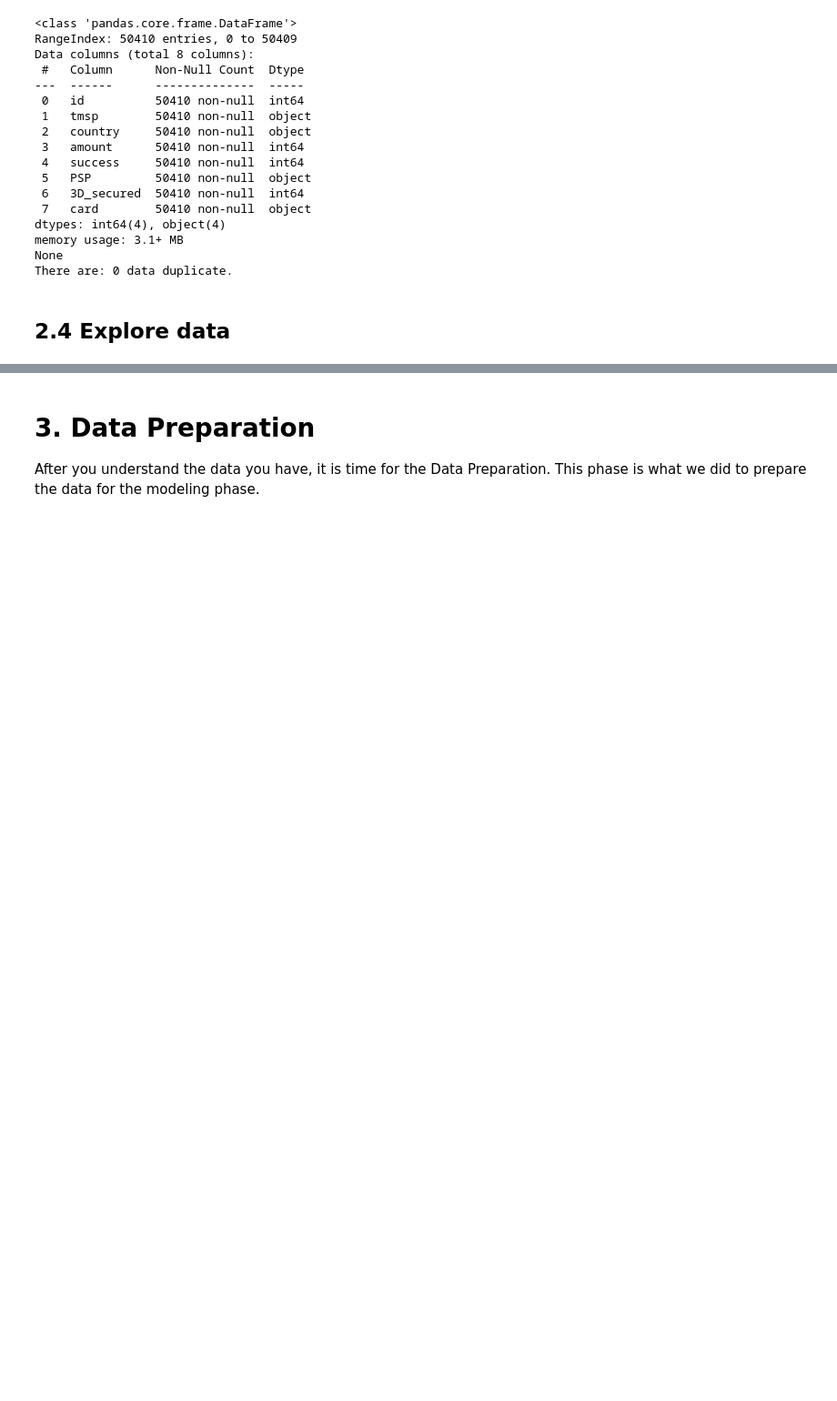
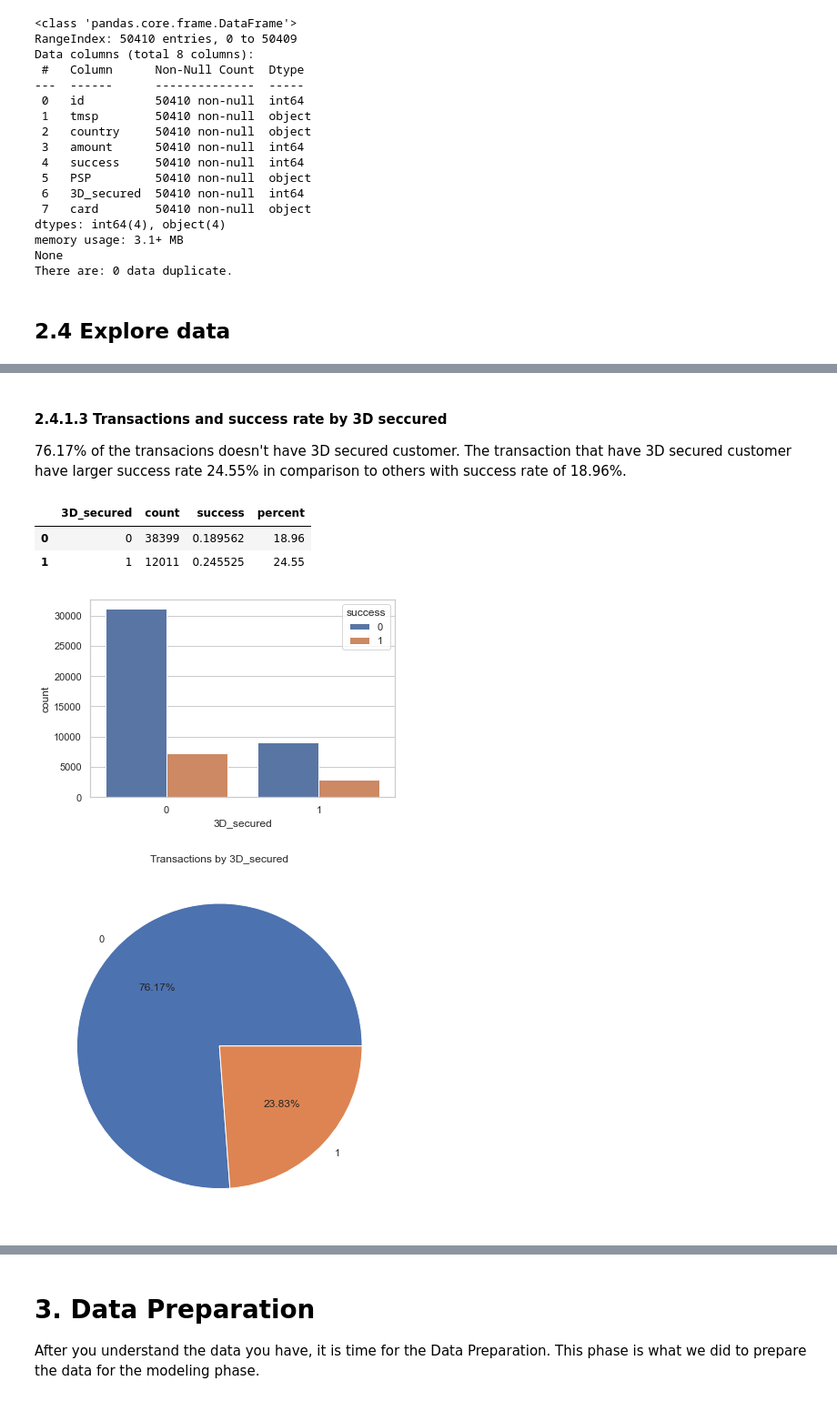
Before and after one commit to igorlevecarov/DataScience, a Jupyter notebook: Credit Card Routing for Online Purchase via Predictive Modelling/notebook.ipynb, the cells around one changed output, grey strips where cells are left out. Shown at 91% size. Drawn from its saved outputs; the diff is of its cells as text; code cells hidden in the pictures; blank space fills up the shorter version.

```diff
--- a/Credit Card Routing for Online Purchase via Predictive Modelling/notebook.ipynb
+++ b/Credit Card Routing for Online Purchase via Predictive Modelling/notebook.ipynb
@@ -186,0 +190,26 @@ plt.tight_layout()
+# %% [markdown]
+<h4>2.4.1.3 Transactions and success rate by 3D seccured</h4>
+
+76.17% of the transacions doesn't have 3D secured customer. The transaction that have 3D secured customer have larger success rate 24.55% in comparison to others with success rate of 18.96%.
+# %%
+transactions_by_3D_secured = transactions.groupby('3D_secured')['3D_secured'].agg(['count']).sort_values(by='count',ascending=False).reset_index()
+
+success_rate_by_3D_secured =  transactions.pivot_table(values="success",index="3D_secured").reset_index()
+success_rate_by_3D_secured['percent'] = (success_rate_by_3D_secured['success'] * 100).round(2)
+success_rate_by_3D_secured = success_rate_by_3D_secured.sort_values(by='percent',ascending=False)
+
+summary = pd.merge(transactions_by_3D_secured, success_rate_by_3D_secured, on="3D_secured", how="inner")
+display(summary)
+
+sns.countplot(data=transactions, x="3D_secured", hue="success")
+
+fig, ax = plt.subplots(figsize=(6, 6))
+ax.pie(transactions_by_3D_secured['count'],labels=transactions_by_3D_secured.index, autopct='%.2f%%')
+ax.set_title('Transactions by 3D_secured')
+plt.tight_layout()
+# %% [output]
+|  | 3D_secured | count | success | percent |
+| 0 | 0 | 38399 | 0.189562 | 18.96 |
+| 1 | 1 | 12011 | 0.245525 | 24.55 |
+[figure, added]
+[figure, added]
```
Also changed, not shown: parts of 16 cells of this notebook.
